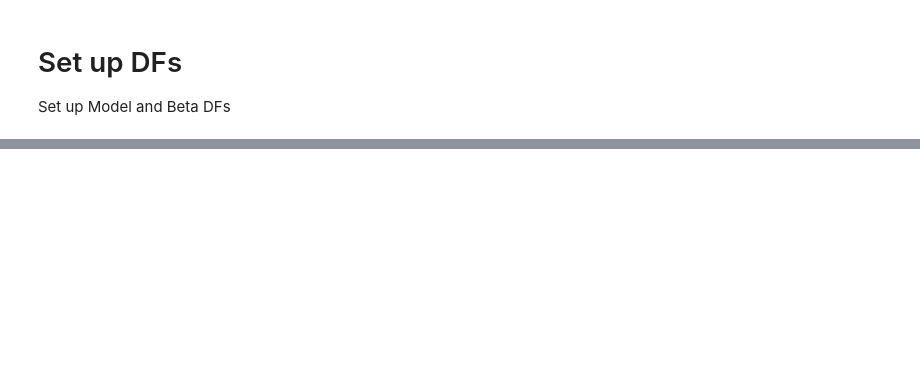
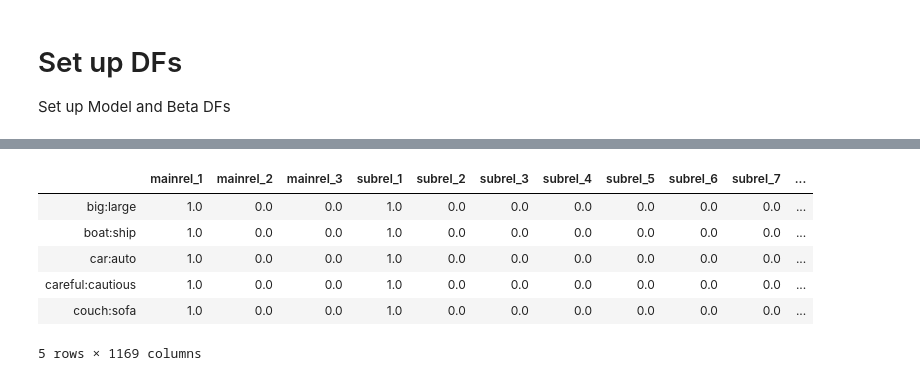
Before and after one commit to njchiang/analogy-fmri, a Jupyter notebook: notebooks/DF-setup.ipynb, the cells around one changed output, grey strips where cells are left out. Saved outputs shown, nothing was run; the diff lists cells and outputs as text; code cells hidden in the pictures; blank space fills up the shorter version.

```diff
--- a/notebooks/DF-setup.ipynb
+++ b/notebooks/DF-setup.ipynb
@@ -44,8 +21,0 @@ import matplotlib.pyplot as plt
-# %%
-from fmri_core import analysis as pa
-from fmri_core import utils as pu
-from fmri_core import vis as pv
-
-
-analysisSettings = pu.load_config(os.path.join(paths["code"], "config", "analyses.json"))
-contrastSettings = pu.load_config(os.path.join(paths["code"], "config", "contrasts.json"))
@@ -55,4 +22,10 @@ Loading JSON config from D:\CloudStation\Grad\Research\montilab-ucla\analogy\con
 # %%
-from fmri.analogy_utils import analysisSettings, contrastSettings, order, \
-    pu, pa, pv, compile_models, rsa, \
-    save_rois, load_rois
+from analysis.fmri.analogy_rsa import \
+downsample_rdms_df_by_factor, create_models, models_to_df, plotmodels,\
+roi_rdm, run_rsa_dfs, subject_rdms, plot_results
+
+from analysis.fmri.analogy_utils import \
+    projectSettings, analysisSettings, contrastSettings, order, \
+    pu, pa, pv, compile_models, rsa, save_rois, load_rois, load_betas
+
+paths = projectSettings["filepaths"]["hoffPaths"]
@@ -171,0 +195,10 @@ models_df.head()
+# %%
+models_df.head()
+# %% [output]
+|  | mainrel_1 | mainrel_2 | mainrel_3 | subrel_1 | subrel_2 | subrel_3 | subrel_4 | subrel_5 | subrel_6 | subrel_7 | ... |
+| big:large | 1.0 | 0.0 | 0.0 | 1.0 | 0.0 | 0.0 | 0.0 | 0.0 | 0.0 | 0.0 | ... |
+| boat:ship | 1.0 | 0.0 | 0.0 | 1.0 | 0.0 | 0.0 | 0.0 | 0.0 | 0.0 | 0.0 | ... |
+| car:auto | 1.0 | 0.0 | 0.0 | 1.0 | 0.0 | 0.0 | 0.0 | 0.0 | 0.0 | 0.0 | ... |
+| careful:cautious | 1.0 | 0.0 | 0.0 | 1.0 | 0.0 | 0.0 | 0.0 | 0.0 | 0.0 | 0.0 | ... |
+| couch:sofa | 1.0 | 0.0 | 0.0 | 1.0 | 0.0 | 0.0 | 0.0 | 0.0 | 0.0 | 0.0 | ... |
+5 rows × 1169 columns
```
Also changed, not shown: parts of 12 cells of this notebook.
